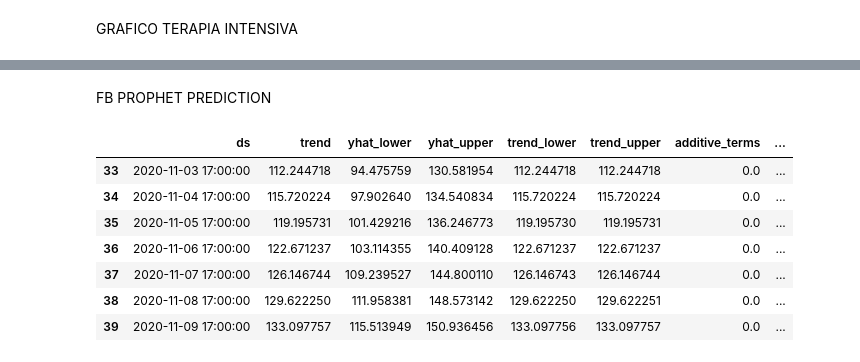
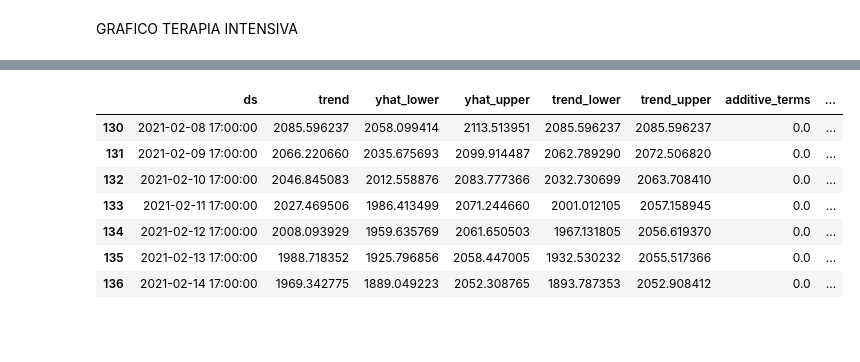
Before and after one commit to EmaTechnologist/COVID19, a Jupyter notebook: covid_intensive_therapies_italy_forecasting_prophet.ipynb, the cells around one changed output, grey strips where cells are left out. Drawn from its saved outputs; the diff is of its cells as text; code cells hidden in the pictures; blank space fills up the shorter version.

```diff
--- a/covid_intensive_therapies_italy_forecasting_prophet.ipynb
+++ b/covid_intensive_therapies_italy_forecasting_prophet.ipynb
@@ -36,7 +27,7 @@ GRAFICO TERAPIA INTENSIVA
 # %%
 #ITALIA
 
-covid19_italia = open ("covid19_italia.csv", "r").readlines()
+covid19_italia = open ("dpc-covid19-ita-andamento-nazionale.csv", "r").readlines()
 
 covid19_italia = [i.split(",") for i in covid19_italia]
 
@@ -101,46 +66,44 @@ Requirement already satisfied: ephem>=3.7.5.3 in /usr/local/lib/python3.8/dist-p
 import pandas as pd
 import fbprophet
 from fbprophet import Prophet
-# %% [markdown]
-FB PROPHET PREDICTION
 # %%
 starting_data = "2020-10-01"
 predicted_days = 7
 
 for i in data:
     if starting_data in i:
         observation_number = data.index(i)
         observation_number = len(data) - observation_number
 
 variable_0 = "data"
 variable_1 = data[-(observation_number):]
-variable_2 = "terapia_intensiva_odierni"
-variable_3 = terapia_intensiva_odierni[-(observation_number):]
+variable_2 = "totale_terapie_intensive_odierne"
+variable_3 = terapia_intensiva[-(observation_number):]
 
 df = pd.DataFrame(
     {variable_0: variable_1,
      variable_2: variable_3
     })
 
 df.columns = ["ds","y"]
 
 model = Prophet(yearly_seasonality=False,weekly_seasonality=False, daily_seasonality=False)
 model.fit(df)
 
 future = model.make_future_dataframe(periods=predicted_days) #, freq='D'
 
 pred = model.predict(future)
 
 pred[-(predicted_days):]
 # %% [output]
 |  | ds | trend | yhat_lower | yhat_upper | trend_lower | trend_upper | additive_terms | ... |
-| 33 | 2020-11-03 17:00:00 | 112.244718 | 94.475759 | 130.581954 | 112.244718 | 112.244718 | 0.0 | ... |
-| 34 | 2020-11-04 17:00:00 | 115.720224 | 97.902640 | 134.540834 | 115.720224 | 115.720224 | 0.0 | ... |
-| 35 | 2020-11-05 17:00:00 | 119.195731 | 101.429216 | 136.246773 | 119.195730 | 119.195731 | 0.0 | ... |
-| 36 | 2020-11-06 17:00:00 | 122.671237 | 103.114355 | 140.409128 | 122.671237 | 122.671237 | 0.0 | ... |
-| 37 | 2020-11-07 17:00:00 | 126.146744 | 109.239527 | 144.800110 | 126.146743 | 126.146744 | 0.0 | ... |
-| 38 | 2020-11-08 17:00:00 | 129.622250 | 111.958381 | 148.573142 | 129.622250 | 129.622251 | 0.0 | ... |
-| 39 | 2020-11-09 17:00:00 | 133.097757 | 115.513949 | 150.936456 | 133.097756 | 133.097757 | 0.0 | ... |
+| 130 | 2021-02-08 17:00:00 | 2085.596237 | 2058.099414 | 2113.513951 | 2085.596237 | 2085.596237 | 0.0 | ... |
+| 131 | 2021-02-09 17:00:00 | 2066.220660 | 2035.675693 | 2099.914487 | 2062.789290 | 2072.506820 | 0.0 | ... |
+| 132 | 2021-02-10 17:00:00 | 2046.845083 | 2012.558876 | 2083.777366 | 2032.730699 | 2063.708410 | 0.0 | ... |
+| 133 | 2021-02-11 17:00:00 | 2027.469506 | 1986.413499 | 2071.244660 | 2001.012105 | 2057.158945 | 0.0 | ... |
+| 134 | 2021-02-12 17:00:00 | 2008.093929 | 1959.635769 | 2061.650503 | 1967.131805 | 2056.619370 | 0.0 | ... |
+| 135 | 2021-02-13 17:00:00 | 1988.718352 | 1925.796856 | 2058.447005 | 1932.530232 | 2055.517366 | 0.0 | ... |
+| 136 | 2021-02-14 17:00:00 | 1969.342775 | 1889.049223 | 2052.308765 | 1893.787353 | 2052.908412 | 0.0 | ... |
 # %%
 date_pred = list(pred['ds'])
 date_pred = (date_pred[-(predicted_days):])
```
Also changed, not shown: parts of 9 cells of this notebook.
